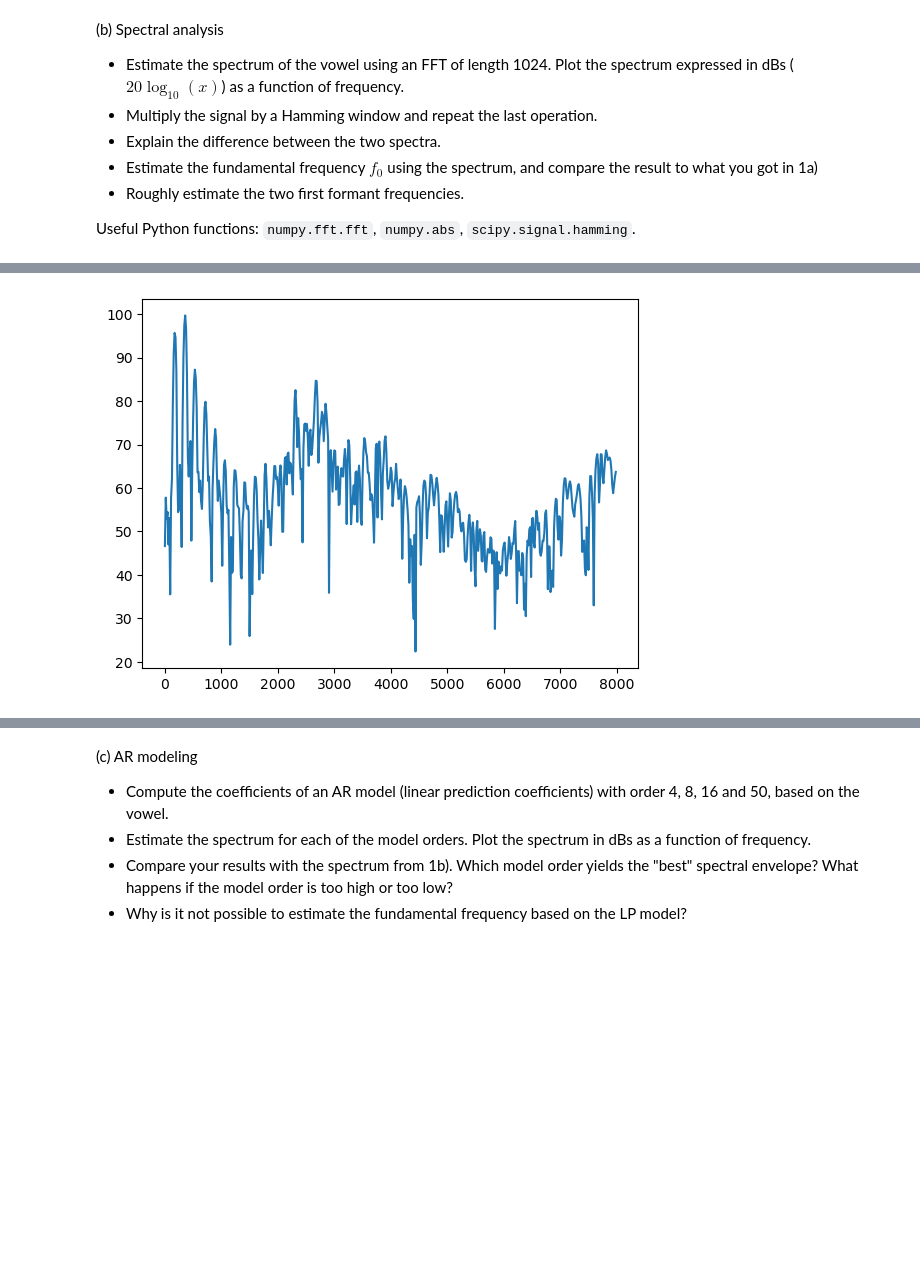
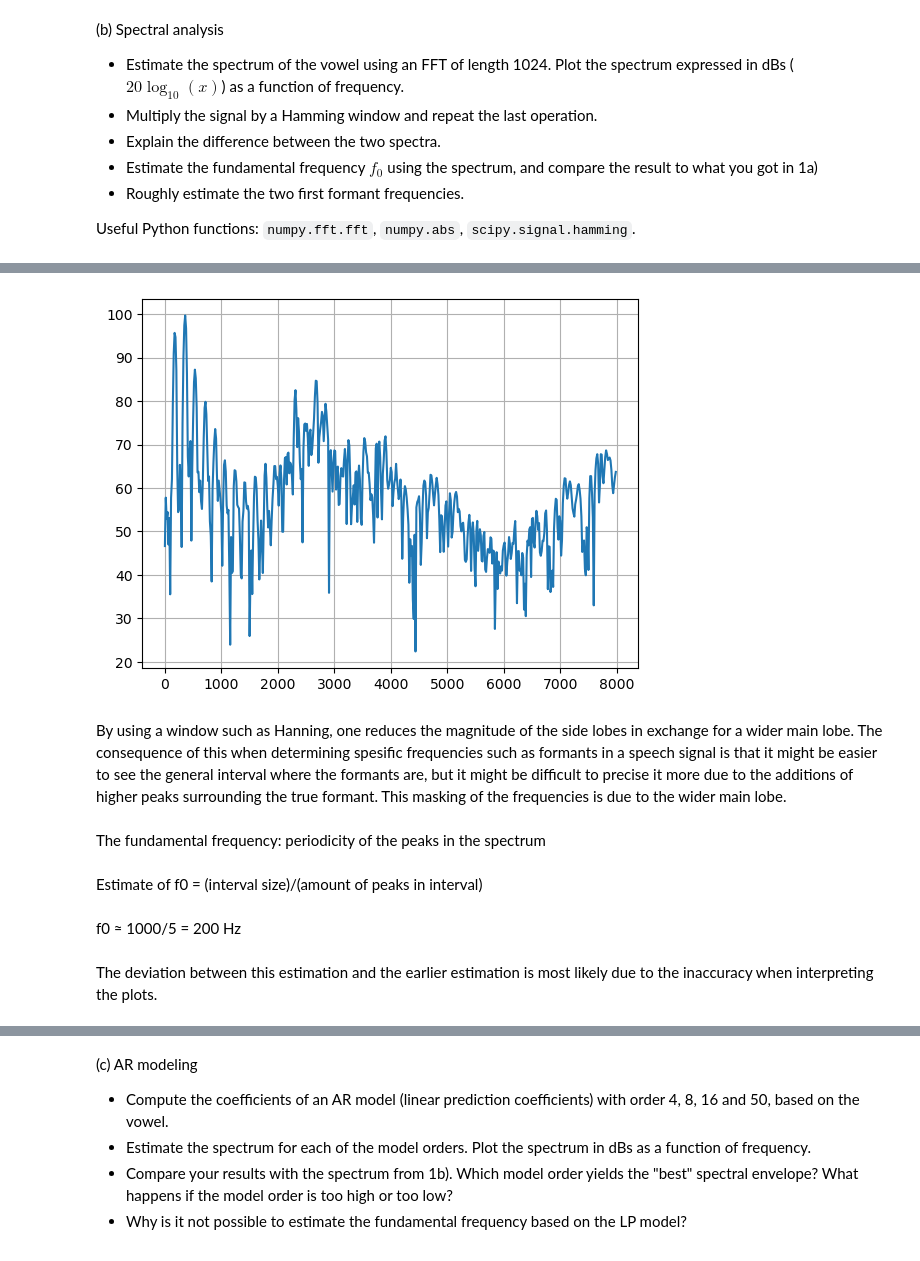
Before and after one commit to martinfsl/TTT4185, a Jupyter notebook: Assignments/Assignment_1/TTT4185_assignment_1.ipynb, the cells around one changed output, grey strips where cells are left out. Cells and saved outputs as stored; diff of their text form; code cells hidden in the pictures; blank space fills up the shorter version.

```diff
--- a/Assignments/Assignment_1/TTT4185_assignment_1.ipynb
+++ b/Assignments/Assignment_1/TTT4185_assignment_1.ipynb
@@ -62,10 +64,11 @@ Useful Python functions: `numpy.fft.fft`, `numpy.abs`, `scipy.signal.hamming`.
 import numpy as np
 import scipy as sp
 
-spectrum = np.fft.fft(data, 1024)
-freq     = np.fft.fftfreq(1024, 1/fs)
+spectrum = np.fft.fft(data[-640:], 1024)
+freq     = np.fft.fftfreq(1024, 1/Fs)
 N        = len(spectrum)
 
 plt.plot(freq[:N//2], 20*np.log10(np.abs(spectrum))[:N//2])
+plt.grid()
 plt.show()
 # %% [output]
@@ -73,11 +76,23 @@ plt.show()
 # %%
 window       = sp.signal.windows.hamming(len(data[-640:]))
 dataWindowed = data[-640:]*window
 
 spectrumWindowed = np.fft.fft(dataWindowed, 1024)
-freqWindowed     = np.fft.fftfreq(1024, 1/fs)
+freqWindowed     = np.fft.fftfreq(1024, 1/Fs)
 
 plt.plot(freqWindowed[:N//2], 20*np.log10(np.abs(spectrumWindowed))[:N//2])
+plt.grid()
 plt.show()
 # %% [output]
-[figure, old version]
+[figure, new version]
+# %% [markdown]
+By using a window such as Hanning, one reduces the magnitude of the side lobes in exchange for a wider main lobe.
+The consequence of this when determining spesific frequencies such as formants in a speech signal is that it might be easier to see the general interval where the formants are, but it might be difficult to precise it more due to the additions of higher peaks surrounding the true formant. This masking of the frequencies is due to the wider main lobe.
+# %% [markdown]
+The fundamental frequency: periodicity of the peaks in the spectrum
+# %% [markdown]
+Estimate of f0 = (interval size)/(amount of peaks in interval)
+# %% [markdown]
+f0 ≈ 1000/5 = 200 Hz
+# %% [markdown]
+The deviation between this estimation and the earlier estimation is most likely due to the inaccuracy when interpreting the plots.
```
Also changed, not shown: parts of 7 cells of this notebook.
